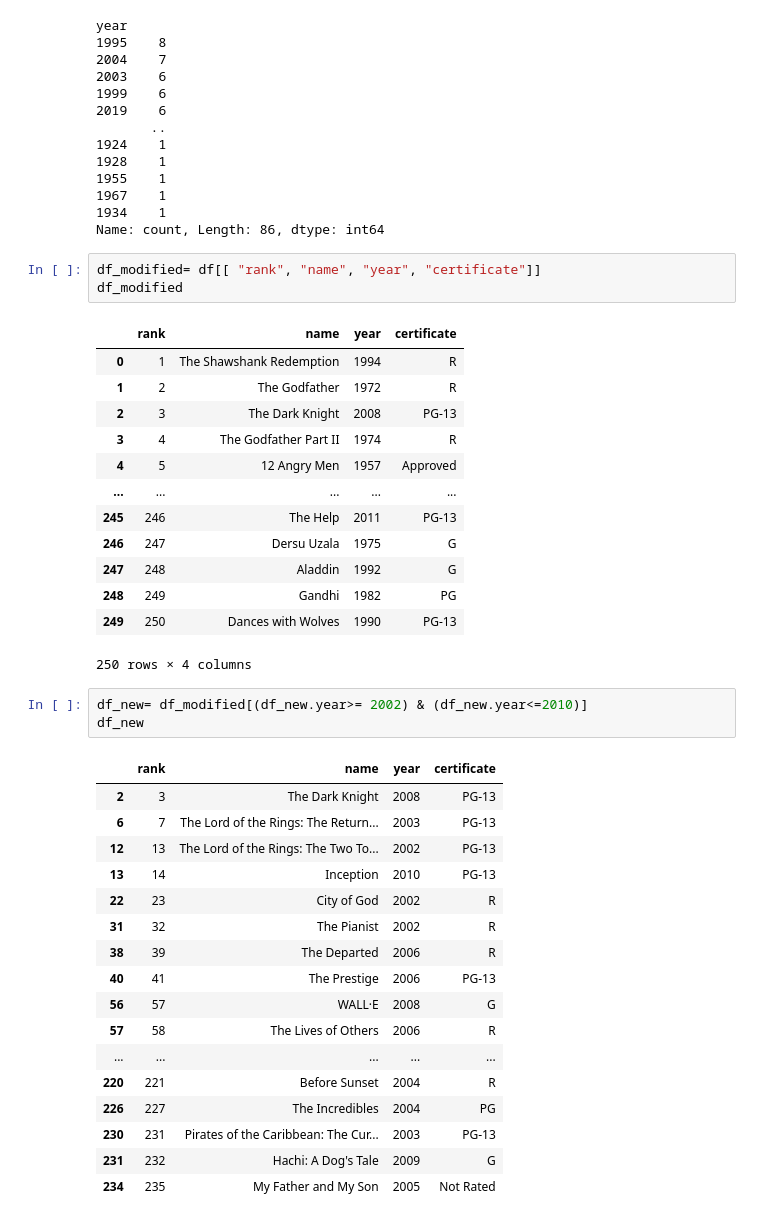
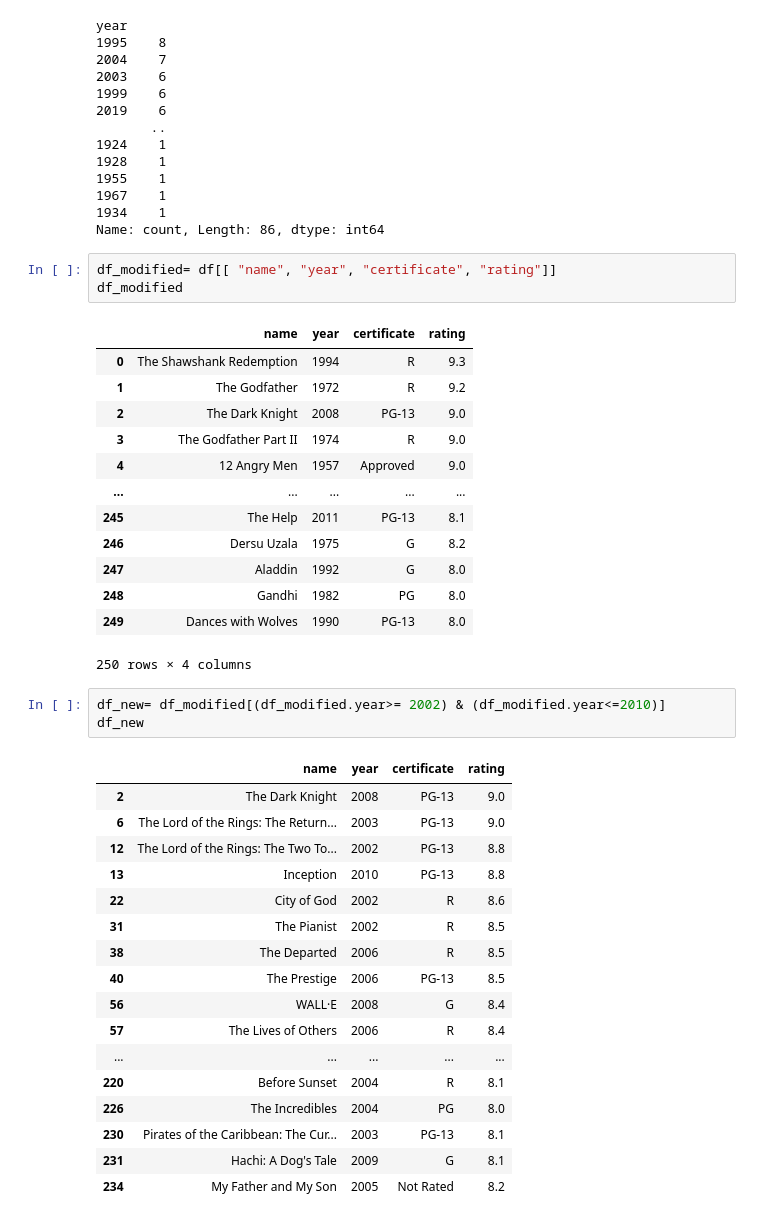
Before and after one commit to SaurabhSSB/python_module_pandas, a Jupyter notebook: src/2. dataframe_basics.ipynb, the cells around one changed output. Cells and saved outputs as stored; diff of their text form.

Commit message:
Modifying dataframe_basics jupyter notebook
Adding content

```diff
--- a/src/2. dataframe_basics.ipynb
+++ b/src/2. dataframe_basics.ipynb
@@ -70,40 +70,40 @@ year
 1934    1
 Name: count, Length: 86, dtype: int64
 # %%
-df_modified= df[[ "rank", "name", "year", "certificate"]]
+df_modified= df[[ "name", "year", "certificate", "rating"]]
 df_modified
 # %% [output]
-|  | rank | name | year | certificate |
-| 0 | 1 | The Shawshank Redemption | 1994 | R |
-| 1 | 2 | The Godfather | 1972 | R |
-| 2 | 3 | The Dark Knight | 2008 | PG-13 |
-| 3 | 4 | The Godfather Part II | 1974 | R |
-| 4 | 5 | 12 Angry Men | 1957 | Approved |
+|  | name | year | certificate | rating |
+| 0 | The Shawshank Redemption | 1994 | R | 9.3 |
+| 1 | The Godfather | 1972 | R | 9.2 |
+| 2 | The Dark Knight | 2008 | PG-13 | 9.0 |
+| 3 | The Godfather Part II | 1974 | R | 9.0 |
+| 4 | 12 Angry Men | 1957 | Approved | 9.0 |
 | ... | ... | ... | ... | ... |
-| 245 | 246 | The Help | 2011 | PG-13 |
-| 246 | 247 | Dersu Uzala | 1975 | G |
-| 247 | 248 | Aladdin | 1992 | G |
-| 248 | 249 | Gandhi | 1982 | PG |
-| 249 | 250 | Dances with Wolves | 1990 | PG-13 |
+| 245 | The Help | 2011 | PG-13 | 8.1 |
+| 246 | Dersu Uzala | 1975 | G | 8.2 |
+| 247 | Aladdin | 1992 | G | 8.0 |
+| 248 | Gandhi | 1982 | PG | 8.0 |
+| 249 | Dances with Wolves | 1990 | PG-13 | 8.0 |
 250 rows × 4 columns
 # %%
-df_new= df_modified[(df_new.year>= 2002) & (df_new.year<=2010)]
+df_new= df_modified[(df_modified.year>= 2002) & (df_modified.year<=2010)]
 df_new
 # %% [output]
-|  | rank | name | year | certificate |
-| 2 | 3 | The Dark Knight | 2008 | PG-13 |
-| 6 | 7 | The Lord of the Rings: The Return... | 2003 | PG-13 |
-| 12 | 13 | The Lord of the Rings: The Two To... | 2002 | PG-13 |
-| 13 | 14 | Inception | 2010 | PG-13 |
-| 22 | 23 | City of God | 2002 | R |
-| 31 | 32 | The Pianist | 2002 | R |
-| 38 | 39 | The Departed | 2006 | R |
-| 40 | 41 | The Prestige | 2006 | PG-13 |
-| 56 | 57 | WALL·E | 2008 | G |
-| 57 | 58 | The Lives of Others | 2006 | R |
+|  | name | year | certificate | rating |
+| 2 | The Dark Knight | 2008 | PG-13 | 9.0 |
+| 6 | The Lord of the Rings: The Return... | 2003 | PG-13 | 9.0 |
+| 12 | The Lord of the Rings: The Two To... | 2002 | PG-13 | 8.8 |
+| 13 | Inception | 2010 | PG-13 | 8.8 |
+| 22 | City of God | 2002 | R | 8.6 |
+| 31 | The Pianist | 2002 | R | 8.5 |
+| 38 | The Departed | 2006 | R | 8.5 |
+| 40 | The Prestige | 2006 | PG-13 | 8.5 |
+| 56 | WALL·E | 2008 | G | 8.4 |
+| 57 | The Lives of Others | 2006 | R | 8.4 |
 | ... | ... | ... | ... | ... |
-| 220 | 221 | Before Sunset | 2004 | R |
-| 226 | 227 | The Incredibles | 2004 | PG |
-| 230 | 231 | Pirates of the Caribbean: The Cur... | 2003 | PG-13 |
-| 231 | 232 | Hachi: A Dog's Tale | 2009 | G |
-| 234 | 235 | My Father and My Son | 2005 | Not Rated |
+| 220 | Before Sunset | 2004 | R | 8.1 |
+| 226 | The Incredibles | 2004 | PG | 8.0 |
+| 230 | Pirates of the Caribbean: The Cur... | 2003 | PG-13 | 8.1 |
+| 231 | Hachi: A Dog's Tale | 2009 | G | 8.1 |
+| 234 | My Father and My Son | 2005 | Not Rated | 8.2 |
```
Also changed, not shown: parts of 20 cells of this notebook.
